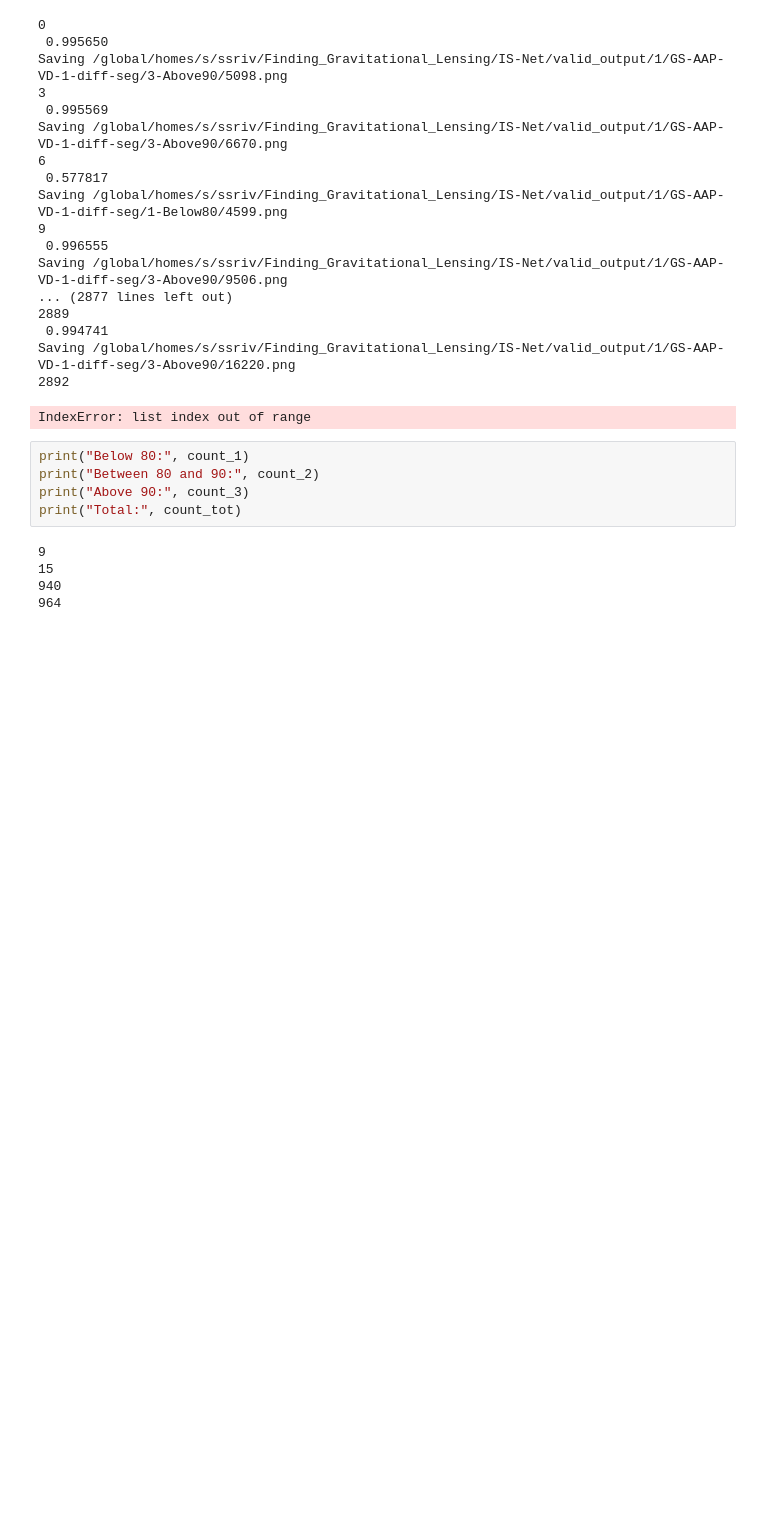
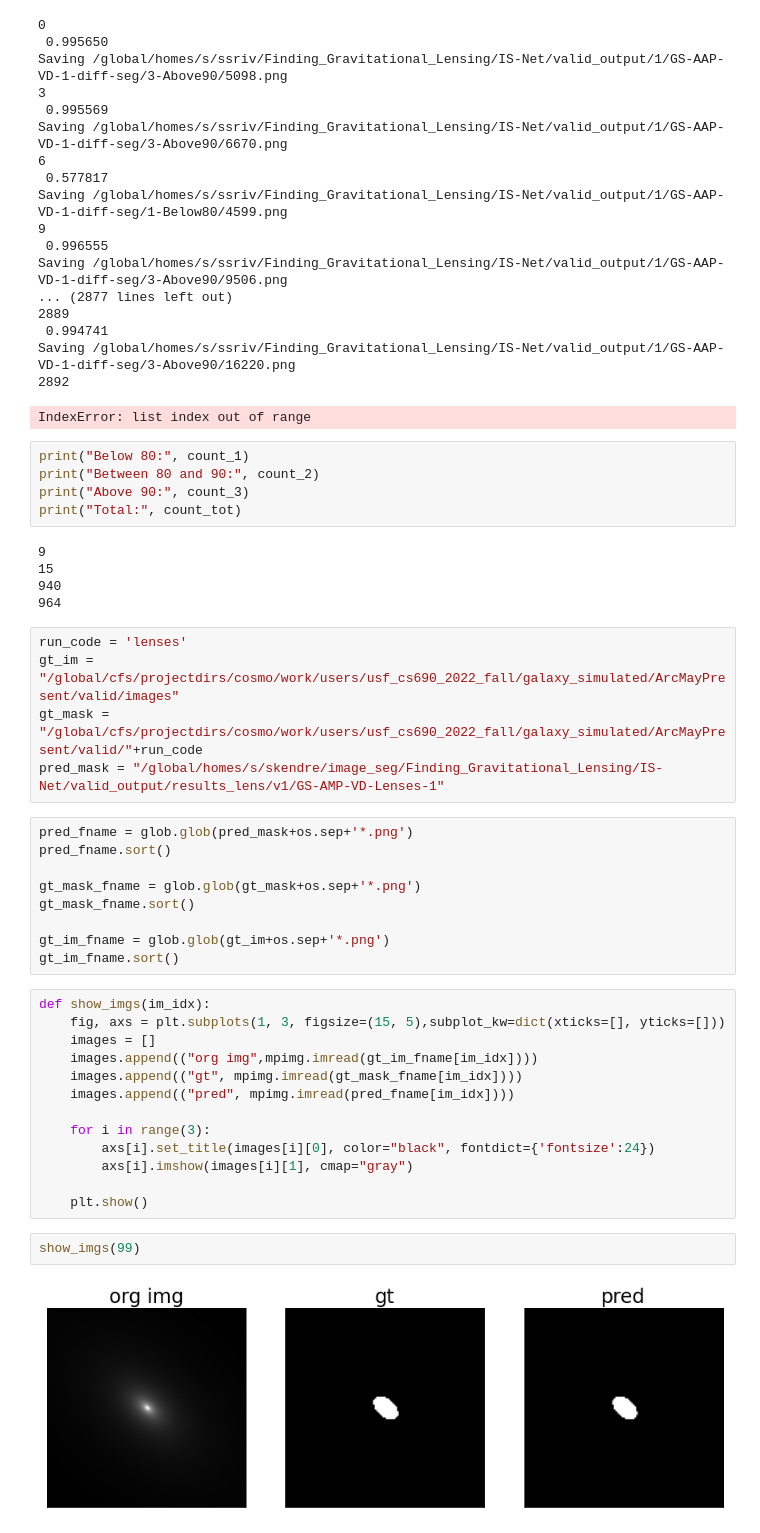
Before and after one commit to srivastavashobhit/Finding_Gravitational_Lensing, a Jupyter notebook: IS-Net/visualize_difference_and_segregate.ipynb, the cells around one changed output. Drawn from its saved outputs; the diff is of its cells as text; blank space fills up the shorter version.

Commit message:
Adding Valid visualisation

```diff
--- a/IS-Net/visualize_difference_and_segregate.ipynb
+++ b/IS-Net/visualize_difference_and_segregate.ipynb
@@ -190,3 +192,34 @@ print("Total:", count_tot)
 15
 940
 964
+# %%
+run_code = 'lenses'
+gt_im = "/global/cfs/projectdirs/cosmo/work/users/usf_cs690_2022_fall/galaxy_simulated/ArcMayPresent/valid/images"
+gt_mask = "/global/cfs/projectdirs/cosmo/work/users/usf_cs690_2022_fall/galaxy_simulated/ArcMayPresent/valid/"+run_code
+pred_mask = "/global/homes/s/skendre/image_seg/Finding_Gravitational_Lensing/IS-Net/valid_output/results_lens/v1/GS-AMP-VD-Lenses-1"
+# %%
+pred_fname = glob.glob(pred_mask+os.sep+'*.png')
+pred_fname.sort()
+
+gt_mask_fname = glob.glob(gt_mask+os.sep+'*.png')
+gt_mask_fname.sort()
+
+gt_im_fname = glob.glob(gt_im+os.sep+'*.png')
+gt_im_fname.sort()
+# %%
+def show_imgs(im_idx):
+    fig, axs = plt.subplots(1, 3, figsize=(15, 5),subplot_kw=dict(xticks=[], yticks=[]))
+    images = []
+    images.append(("org img",mpimg.imread(gt_im_fname[im_idx])))
+    images.append(("gt", mpimg.imread(gt_mask_fname[im_idx])))
+    images.append(("pred", mpimg.imread(pred_fname[im_idx])))
+
+    for i in range(3):
+        axs[i].set_title(images[i][0], color="black", fontdict={'fontsize':24})
+        axs[i].imshow(images[i][1], cmap="gray")
+
+    plt.show()
+# %%
+show_imgs(99)
+# %% [output]
+[figure, added]
```
Also changed, not shown: parts of 2 cells of this notebook.
